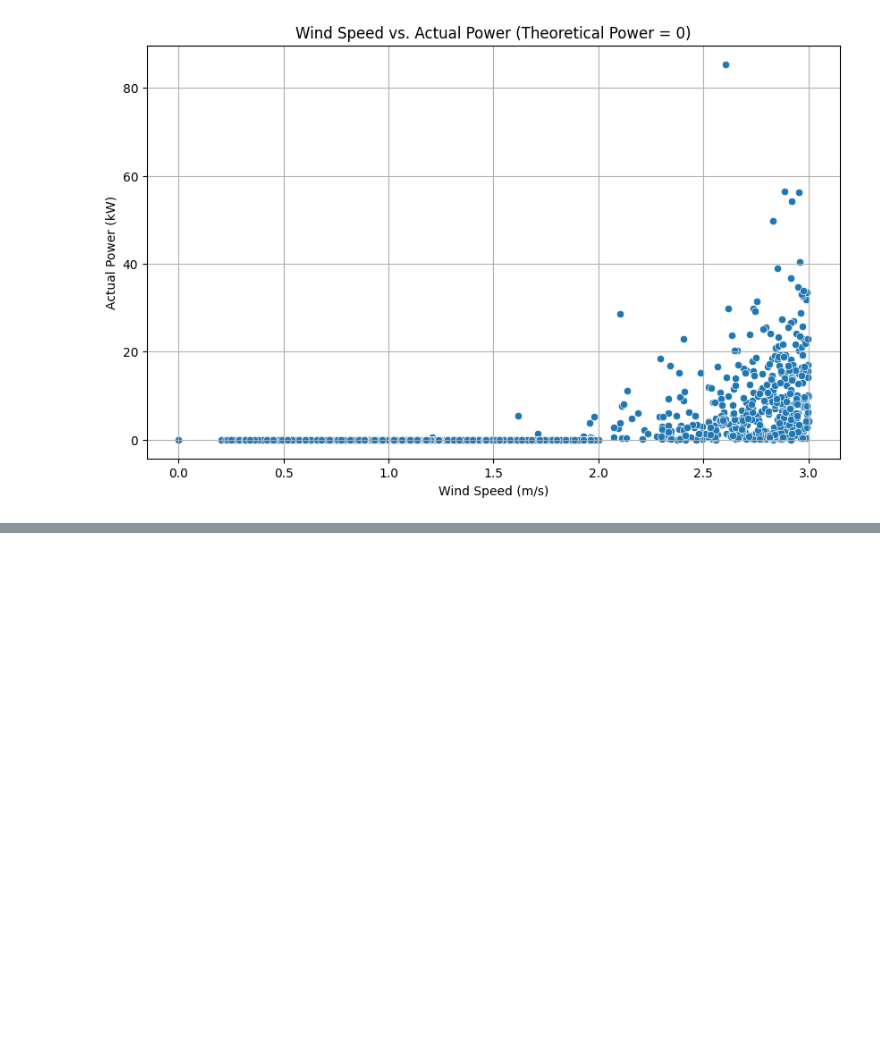
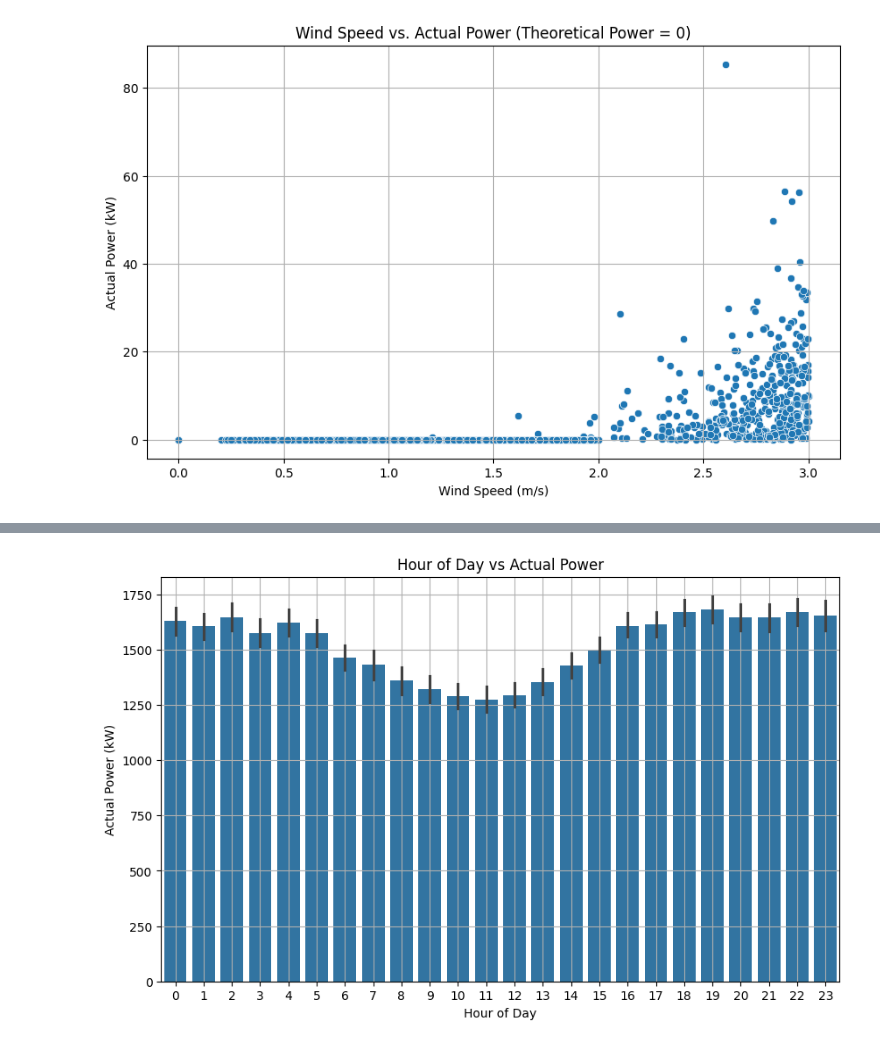
Before and after one commit to vikk456/wind-power-prediction, a Jupyter notebook: Wind_Turbine_Data_Preparation_and_Analysis.ipynb, the cells around one changed output, grey strips where cells are left out. Cells and saved outputs as stored; diff of their text form; code cells hidden in the pictures; blank space fills up the shorter version.

```diff
--- a/Wind_Turbine_Data_Preparation_and_Analysis.ipynb
+++ b/Wind_Turbine_Data_Preparation_and_Analysis.ipynb
@@ -123,0 +155,10 @@ plt.show()
+# %%
+plt.figure(figsize = (10,6))
+sns.barplot(x=df_cleaned['datetime'].dt.hour, y=df_cleaned['actual_power_kw'], estimator= np.mean)
+plt.title("Hour of Day vs Actual Power")
+plt.xlabel("Hour of Day")
+plt.ylabel("Actual Power (kW)")
+plt.grid(True)
+plt.show()
+# %% [output]
+[figure, added]
```
Also changed, not shown: parts of 7 cells of this notebook, 1 other file.
